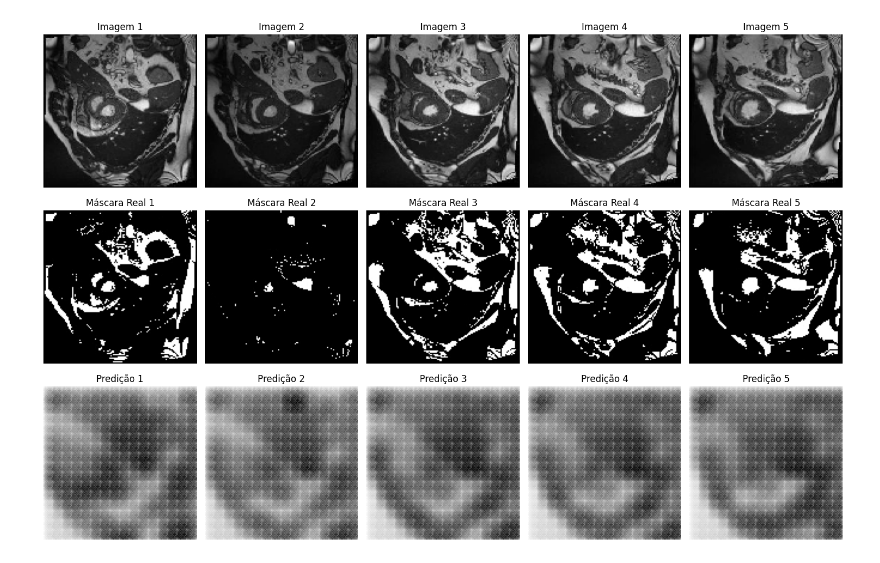
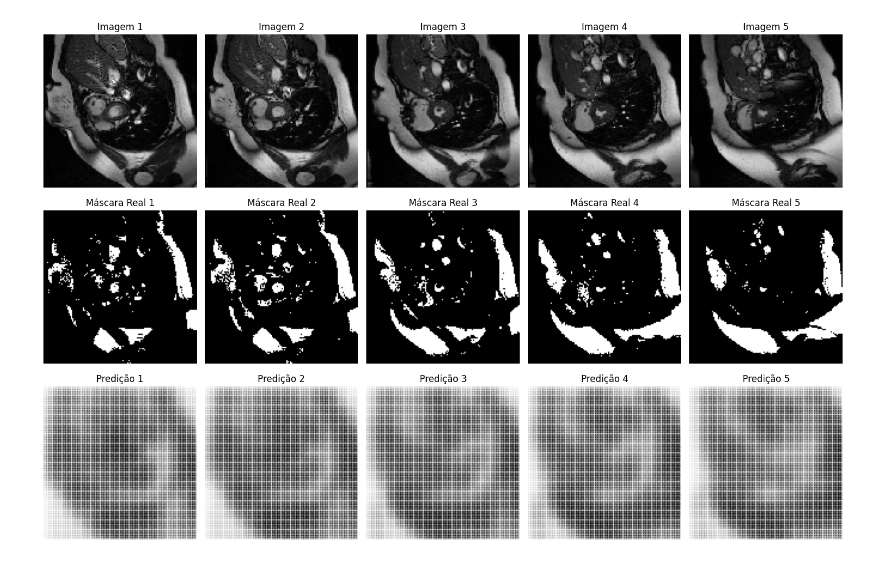
Before and after one commit to Alan240124/Alan, a Jupyter notebook: Matricas(2).ipynb, the cells around one changed output. Drawn from its saved outputs; the diff is of its cells as text; code cells hidden in the pictures.

```diff
--- a/Matricas(2).ipynb
+++ b/Matricas(2).ipynb
@@ -33,8 +33,8 @@ class HeartDataset(Dataset):
 
 
 # Diretórios das imagens e máscaras
-image_dir = '/content/drive/MyDrive/DataSet3/images'  # Substitua pelo caminho real
-mask_dir = '/content/drive/MyDrive/DataSet3/masks'    # Substitua pelo caminho real
+image_dir = '/content/drive/MyDrive/Coracao_DataSet/images'  # Substitua pelo caminho real
+mask_dir = '/content/drive/MyDrive/Coracao_DataSet/masks'    # Substitua pelo caminho real
 
 # Transformação (exemplo: converter para tensor)
 #transform = transforms.ToTensor()
@@ -385,8 +385,8 @@ def main(images_path, masks_path):
     return model, history
 
 # Caminhos para as pastas de imagens e máscaras
-images_path = '/content/drive/MyDrive/DataSet3/images'
-masks_path = '/content/drive/MyDrive/DataSet3/masks'
+images_path = '/content/drive/MyDrive/Coracao_DataSet/images'
+masks_path = '/content/drive/MyDrive/Coracao_DataSet/masks'
 
 # Executar o treinamento
 if __name__ == "__main__":
@@ -554,8 +553,8 @@ def visualize_predictions(model, images_path, masks_path, img_size=(128, 128)):
 # Função principal para treinar, avaliar e visualizar o modelo
 def main():
     # Caminhos para as pastas de imagens e máscaras
-    images_path = '/content/drive/MyDrive/DataSet3/images'  # Substitua pelo caminho da sua pasta de imagens
-    masks_path = '/content/drive/MyDrive/DataSet3/masks'    # Substitua pelo caminho da sua pasta de máscaras
+    images_path = '/content/drive/MyDrive/Coracao_DataSet/images'  # Substitua pelo caminho da sua pasta de imagens
+    masks_path = '/content/drive/MyDrive/Coracao_DataSet/masks'    # Substitua pelo caminho da sua pasta de máscaras
 
     # Treinamento e avaliação
     model, history = train_and_evaluate_model(images_path, masks_path, img_size=(128, 128), batch_size=8, epochs=10)
@@ -590 +585 @@ Epoch 10/10
-[figure, old version]
+[figure, new version]
```
Also changed, not shown: parts of 7 cells of this notebook.
